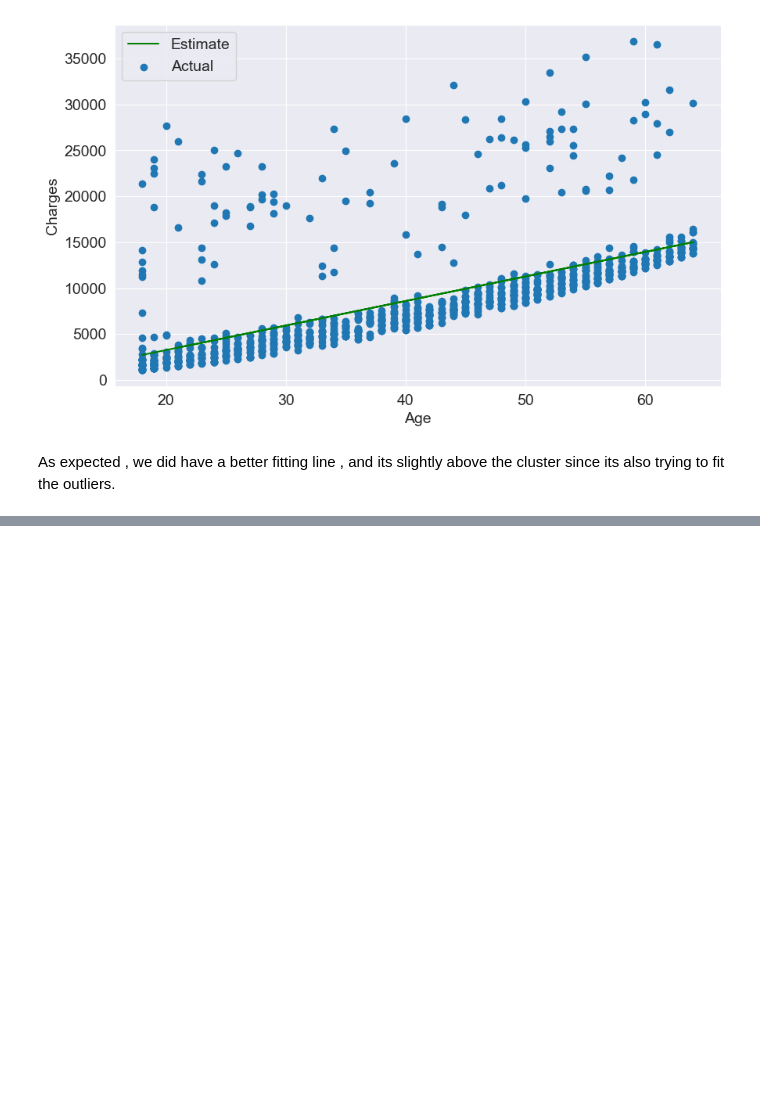
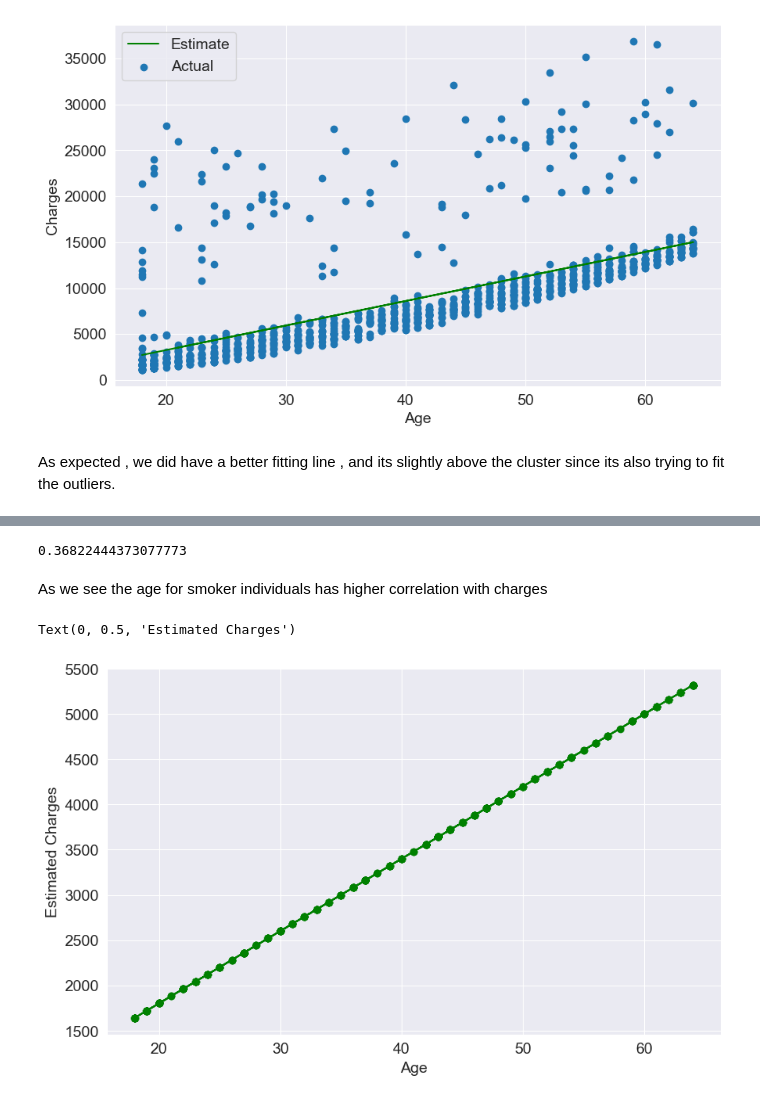
Before and after one commit to IAchaos/Hands-On-ML-Frameworks, a Jupyter notebook: Scikit_Learn/Medical_Expenses_Prediction.ipynb, the cells around one changed output, grey strips where cells are left out. Drawn from its saved outputs; the diff is of its cells as text; code cells hidden in the pictures; blank space fills up the shorter version.

```diff
--- a/Scikit_Learn/Medical_Expenses_Prediction.ipynb
+++ b/Scikit_Learn/Medical_Expenses_Prediction.ipynb
@@ -523,0 +685,5 @@ The visualization shows both models produce similar trend lines that capture the
+# %%
+# Creating data frame for smokers
+
+smoker_data = data[data.smoker == 'yes']
+smoker_data
@@ -523,0 +711,20 @@ The visualization shows both models produce similar trend lines that capture the
+# %%
+smoker_data.age.corr(smoker_data.charges)
+# %% [output]
+0.36822444373077773
+# %% [markdown]
+As we see the age for smoker individuals has higher correlation with charges
+# %%
+# Lets estimate it manaully first
+
+age_smokers = smoker_data.age
+target_smokers = smoker_data.charges
+
+estimated_charges_for_smokers = estimate_charges(80, 200, age_smokers)
+
+plt.plot(age_smokers,estimated_charges_for_smokers, 'g-o')
+plt.xlabel('Age')
+plt.ylabel('Estimated Charges')
+# %% [output]
+Text(0, 0.5, 'Estimated Charges')
+[figure, added]
```
Also changed, not shown: parts of 41 cells of this notebook.
